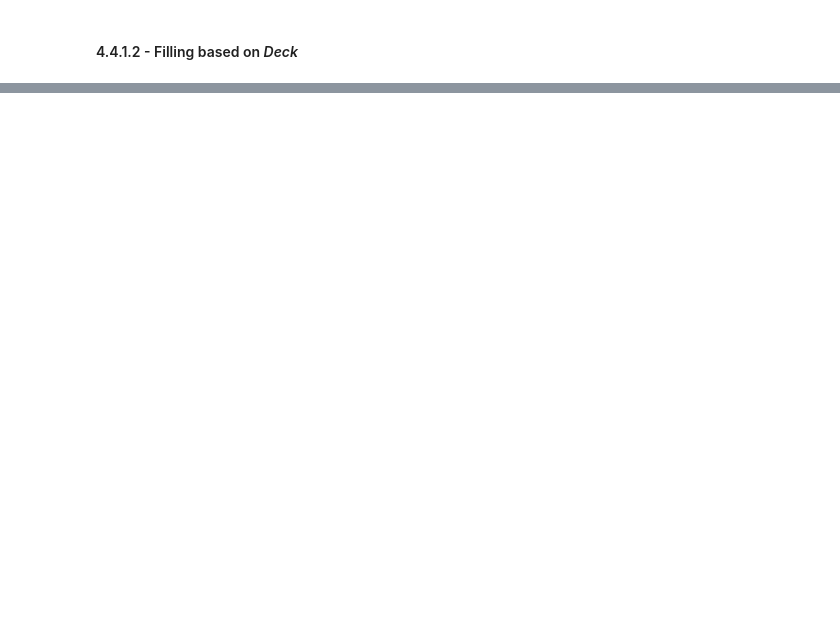
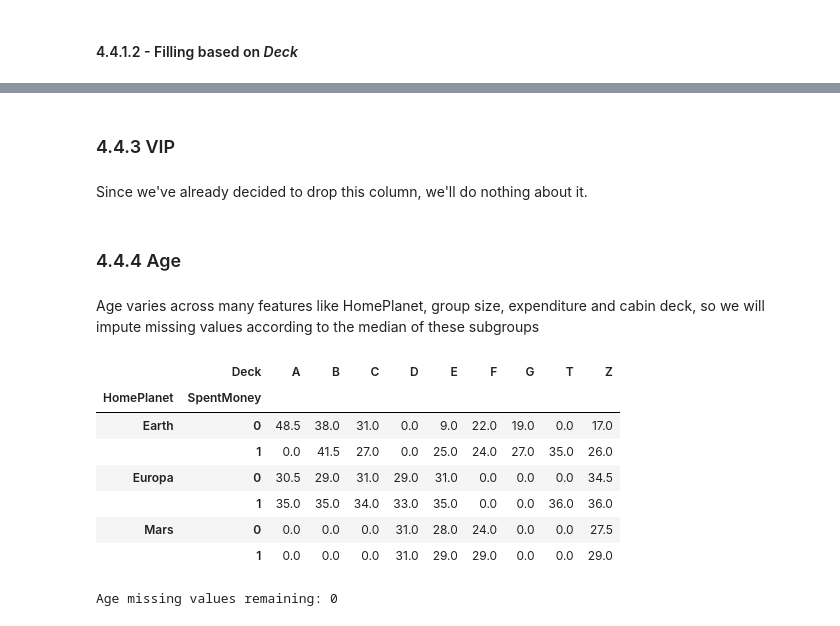
Before and after one commit to pedroheck/training-exercises-for-machine-learning, a Jupyter notebook: Beginner/Spaceship Titanic/main.ipynb, the cells around one changed output, grey strips where cells are left out. Cells and saved outputs as stored; diff of their text form; code cells hidden in the pictures; blank space fills up the shorter version.

Commit message:
Spaceship Titanic: dealing with missing values pt 2

```diff
--- a/Beginner/Spaceship Titanic/main.ipynb
+++ b/Beginner/Spaceship Titanic/main.ipynb
@@ -454,0 +474,6 @@ HomePlanet missing values now: 157
+# %%
+# Filling missing values for passengers in cabin G (Earth)
+df.loc[(df['HomePlanet'].isna()) & (df['Deck'] == 'G'), 'HomePlanet'] = 'Earth'
+
+# Filling missing values for passengers in cabins A, B, C and T (Europa)
+df.loc[(df['HomePlanet'].isna()) & (df['HomePlanet'].isin(['A', 'B', 'C', 'T'])), 'HomePlanet'] = 'Europa'
@@ -454,0 +503,4 @@ HomePlanet missing values now: 157
+# %%
+df.loc[(df['HomePlanet'].isna()) & (df['Deck'] != 'D'), 'HomePlanet'] = 'Earth'
+
+df.loc[(df['HomePlanet'].isna()) & (df['Deck'] == 'D'), 'HomePlanet'] = 'Mars'
@@ -454,0 +526,3 @@ HomePlanet missing values now: 157
+# %%
+destination_fill = pd.Series(np.random.choice(['TRAPPIST-1e', '55 Cancri e', 'PSO J318.5-22'], p=[0.7, 0.2, 0.1], size=len(df)), index=df.index)
+df['Destination'] = df['Destination'].fillna(destination_fill)
@@ -454,0 +542,19 @@ HomePlanet missing values now: 157
+# %% [markdown]
+### 4.4.3 VIP
+# %% [markdown]
+Since we've already decided to drop this column, we'll do nothing about it.
+# %% [markdown]
+### 4.4.4 Age
+# %% [markdown]
+Age varies across many features like HomePlanet, group size, expenditure and cabin deck, so we will impute missing values according to the median of these subgroups
+# %%
+df.groupby(['HomePlanet', 'SpentMoney', 'Deck'])['Age'].median().unstack().fillna(0)
+# %% [output]
+|  | Deck | A | B | C | D | E | F | G | T | Z |
+| HomePlanet | SpentMoney |  |  |  |  |  |  |  |  |  |
+| Earth | 0 | 48.5 | 38.0 | 31.0 | 0.0 | 9.0 | 22.0 | 19.0 | 0.0 | 17.0 |
+|  | 1 | 0.0 | 41.5 | 27.0 | 0.0 | 25.0 | 24.0 | 27.0 | 35.0 | 26.0 |
+| Europa | 0 | 30.5 | 29.0 | 31.0 | 29.0 | 31.0 | 0.0 | 0.0 | 0.0 | 34.5 |
+|  | 1 | 35.0 | 35.0 | 34.0 | 33.0 | 35.0 | 0.0 | 0.0 | 36.0 | 36.0 |
+| Mars | 0 | 0.0 | 0.0 | 0.0 | 31.0 | 28.0 | 24.0 | 0.0 | 0.0 | 27.5 |
+|  | 1 | 0.0 | 0.0 | 0.0 | 31.0 | 29.0 | 29.0 | 0.0 | 0.0 | 29.0 |
@@ -454,0 +566,4 @@ HomePlanet missing values now: 157
+# %%
+print(f"Age missing values remaining: {df['Age'].isna().sum()}")
+# %% [output]
+Age missing values remaining: 0
```
Also changed, not shown: parts of 33 cells of this notebook.
